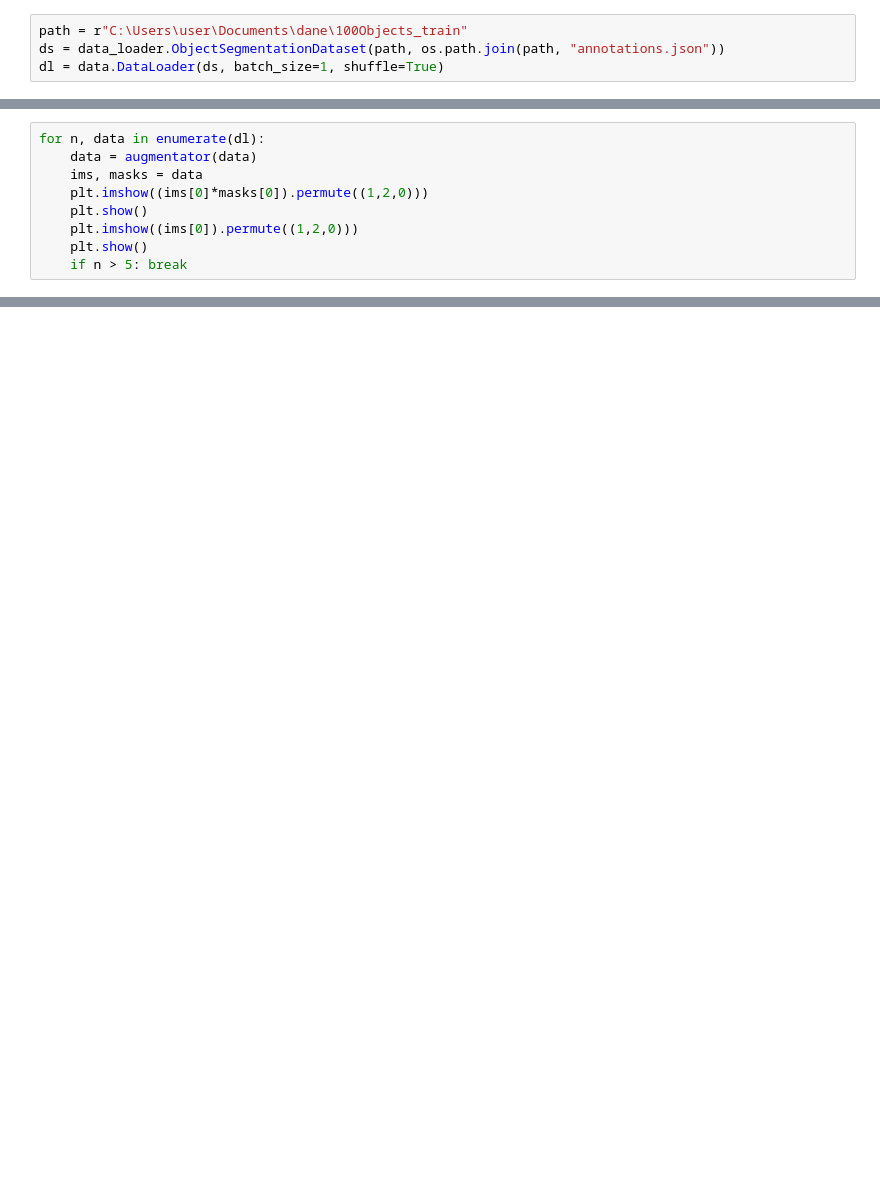
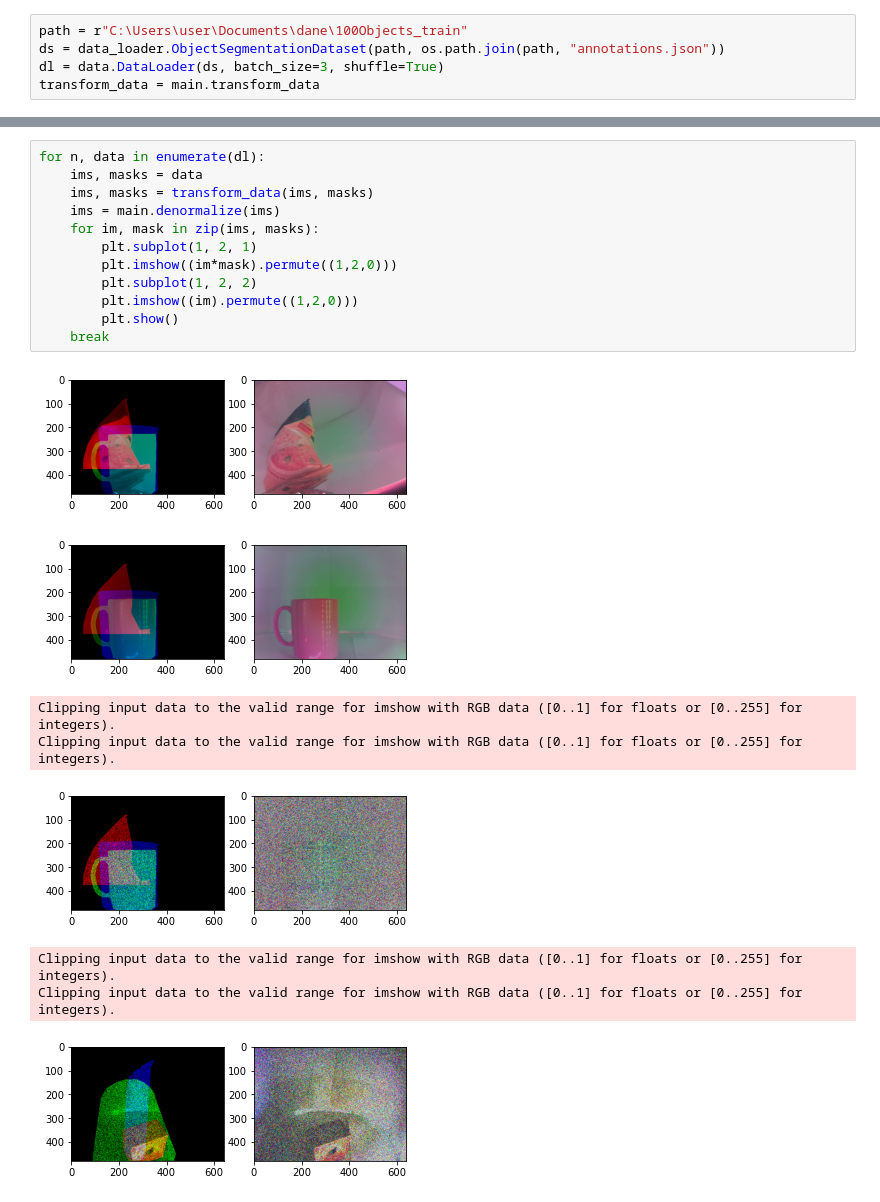
Before and after one commit to PatrykTerechowicz/objectsegmentator, a Jupyter notebook: Model Experiments.ipynb, the cells around one changed output, grey strips where cells are left out. Cells and saved outputs as stored; diff of their text form; blank space fills up the shorter version.

```diff
--- a/Model Experiments.ipynb
+++ b/Model Experiments.ipynb
@@ -8,4 +9,5 @@ from torch.utils import data
 # %%
 path = r"C:\Users\user\Documents\dane\100Objects_train"
 ds = data_loader.ObjectSegmentationDataset(path, os.path.join(path, "annotations.json"))
-dl = data.DataLoader(ds, batch_size=1, shuffle=True)
+dl = data.DataLoader(ds, batch_size=3, shuffle=True)
+transform_data = main.transform_data
@@ -40,9 +13,0 @@ augmentator = Augmentator()
-# %%
-for n, data in enumerate(dl):
-    data = augmentator(data)
-    ims, masks = data
-    plt.imshow((ims[0]*masks[0]).permute((1,2,0)))
-    plt.show()
-    plt.imshow((ims[0]).permute((1,2,0)))
-    plt.show()
-    if n > 5: break
@@ -63,0 +14,21 @@ for n, data in enumerate(dl):
+# %%
+for n, data in enumerate(dl):
+    ims, masks = data
+    ims, masks = transform_data(ims, masks)
+    ims = main.denormalize(ims)
+    for im, mask in zip(ims, masks):
+        plt.subplot(1, 2, 1)
+        plt.imshow((im*mask).permute((1,2,0)))
+        plt.subplot(1, 2, 2)
+        plt.imshow((im).permute((1,2,0)))
+        plt.show()
+    break
+# %% [output]
+[figure, added]
+[figure, added]
+Clipping input data to the valid range for imshow with RGB data ([0..1] for floats or [0..255] for integers).
+Clipping input data to the valid range for imshow with RGB data ([0..1] for floats or [0..255] for integers).
+[figure, added]
+Clipping input data to the valid range for imshow with RGB data ([0..1] for floats or [0..255] for integers).
+Clipping input data to the valid range for imshow with RGB data ([0..1] for floats or [0..255] for integers).
+[figure, added]
```
Also changed, not shown: parts of 9 cells of this notebook, 3 other files.
